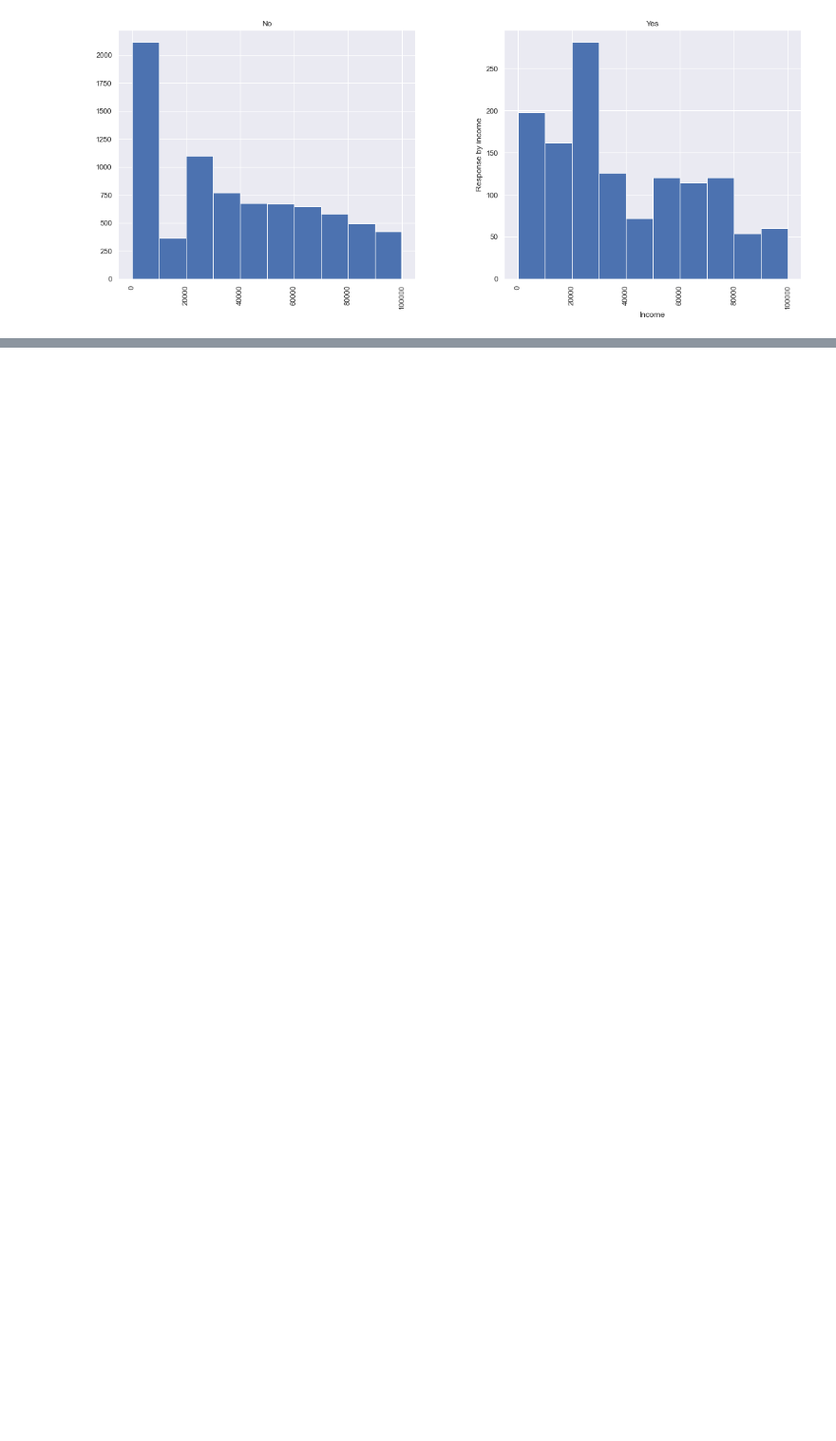
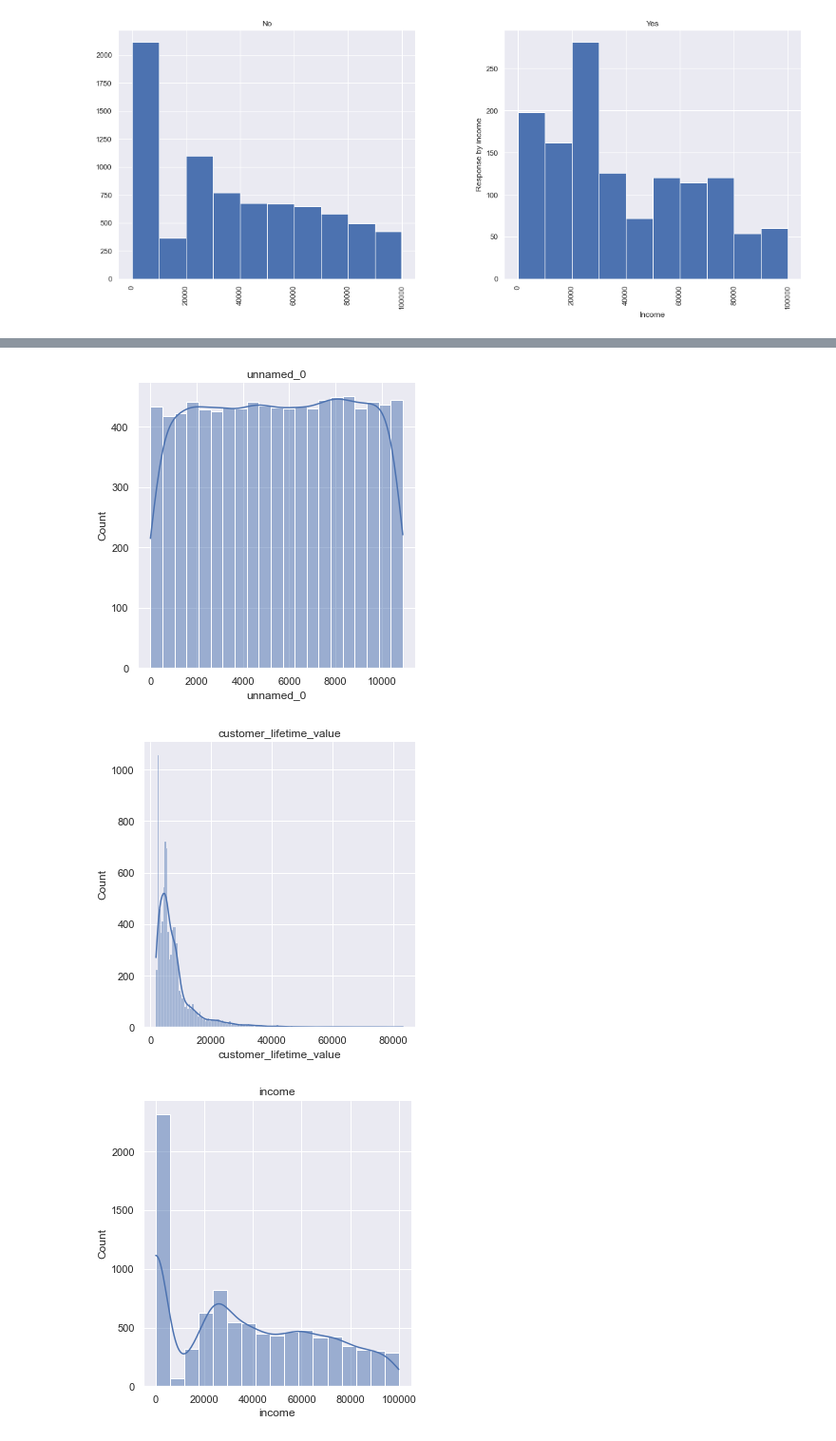
Before and after one commit to waxa2/lab-customer-analysis-round-2, a Jupyter notebook: files_for_lab/csv_files/Customer_anlalysis_round2_lab.ipynb, the cells around one changed output, grey strips where cells are left out. Shown at 95% size. Drawn from its saved outputs; the diff is of its cells as text; code cells hidden in the pictures; blank space fills up the shorter version.

```diff
--- a/files_for_lab/csv_files/Customer_anlalysis_round2_lab.ipynb
+++ b/files_for_lab/csv_files/Customer_anlalysis_round2_lab.ipynb
@@ -299,0 +432,8 @@ plt.show()
+# %%
+for i in list_col_num:
+    ax = sb.displot(numerical[i],kde=True).set(title=i)
+    plt.show()
+# %% [output]
+[figure, added]
+[figure, added]
+[figure, added]
```
Also changed, not shown: parts of 28 cells of this notebook.
